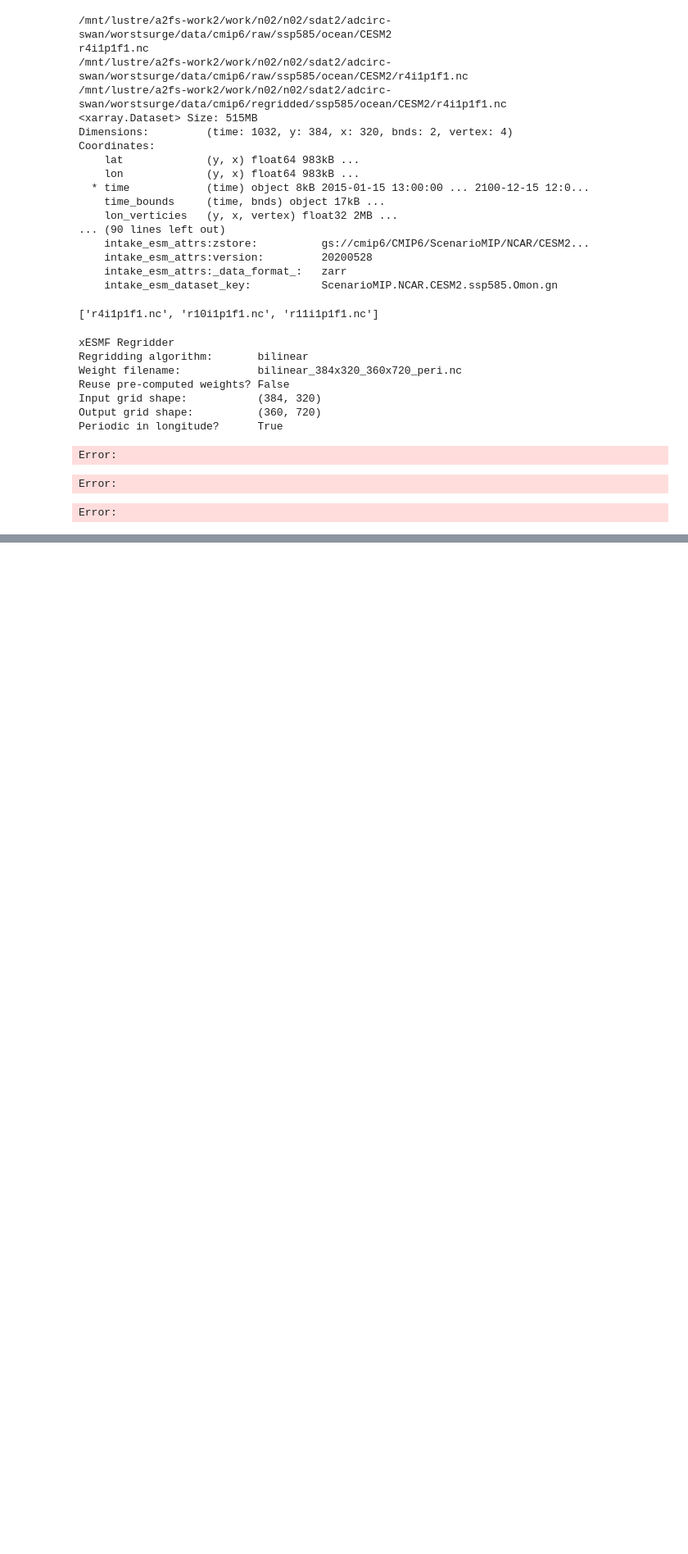
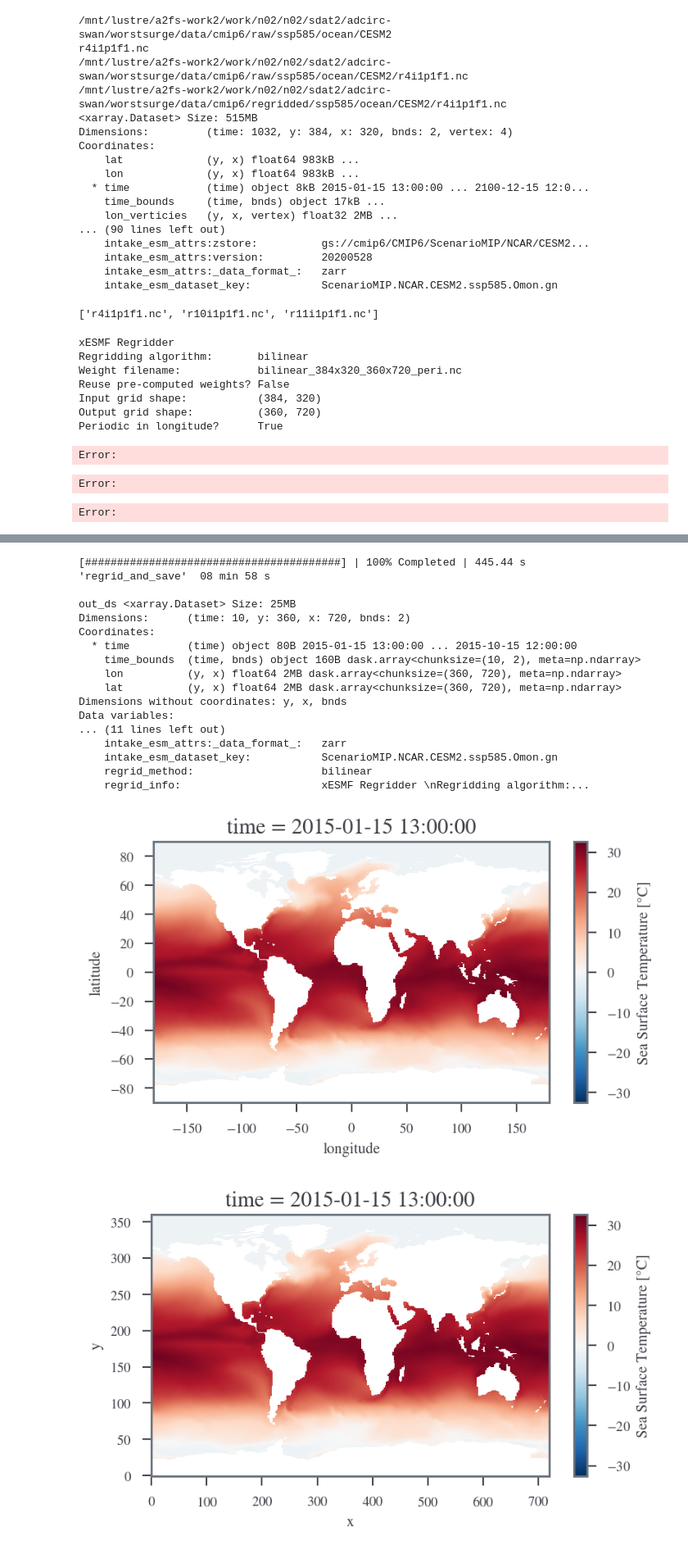
Before and after one commit to sdat2/PotentialHeight, a Jupyter notebook: ipynb/05-30-regrid.ipynb, the cells around one changed output, grey strips where cells are left out. Shown at 82% size. Drawn from its saved outputs; the diff is of its cells as text; code cells hidden in the pictures; blank space fills up the shorter version.

```diff
--- a/ipynb/05-30-regrid.ipynb
+++ b/ipynb/05-30-regrid.ipynb
@@ -248,0 +344,4 @@ Error:
+# %%
+from tcpips.regrid import run_tasks
+run_tasks(force_regrid=True, output_res=0.5)
+# %% [output]
@@ -248,0 +369,19 @@ Error:
+[########################################] | 100% Completed | 445.44 s
+'regrid_and_save'  08 min 58 s
+
+out_ds <xarray.Dataset> Size: 25MB
+Dimensions:      (time: 10, y: 360, x: 720, bnds: 2)
+Coordinates:
+  * time         (time) object 80B 2015-01-15 13:00:00 ... 2015-10-15 12:00:00
+    time_bounds  (time, bnds) object 160B dask.array<chunksize=(10, 2), meta=np.ndarray>
+    lon          (y, x) float64 2MB dask.array<chunksize=(360, 720), meta=np.ndarray>
+    lat          (y, x) float64 2MB dask.array<chunksize=(360, 720), meta=np.ndarray>
+Dimensions without coordinates: y, x, bnds
+Data variables:
+... (11 lines left out)
+    intake_esm_attrs:_data_format_:   zarr
+    intake_esm_dataset_key:           ScenarioMIP.NCAR.CESM2.ssp585.Omon.gn
+    regrid_method:                    bilinear
+    regrid_info:                      xESMF Regridder \nRegridding algorithm:...
+[figure, added]
+[figure, added]
```
Also changed, not shown: parts of 6 cells of this notebook, 2 other files.
